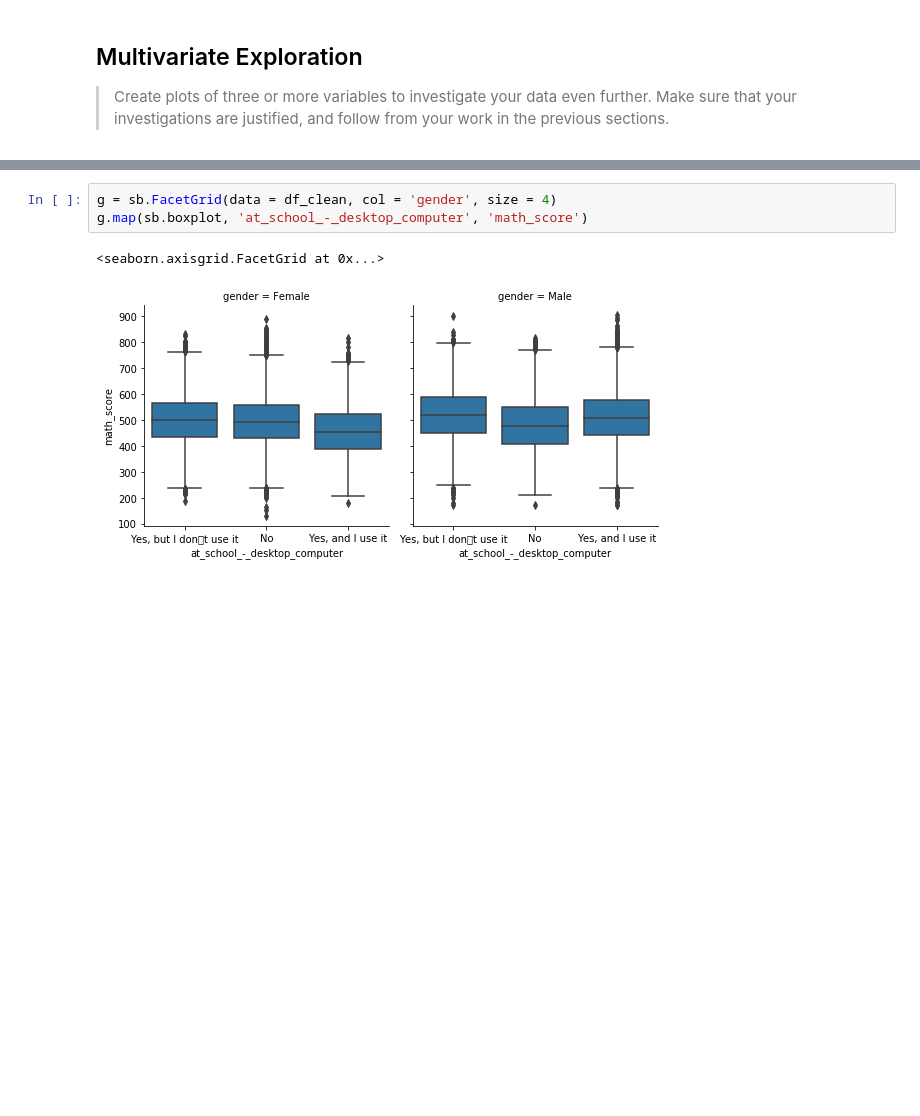
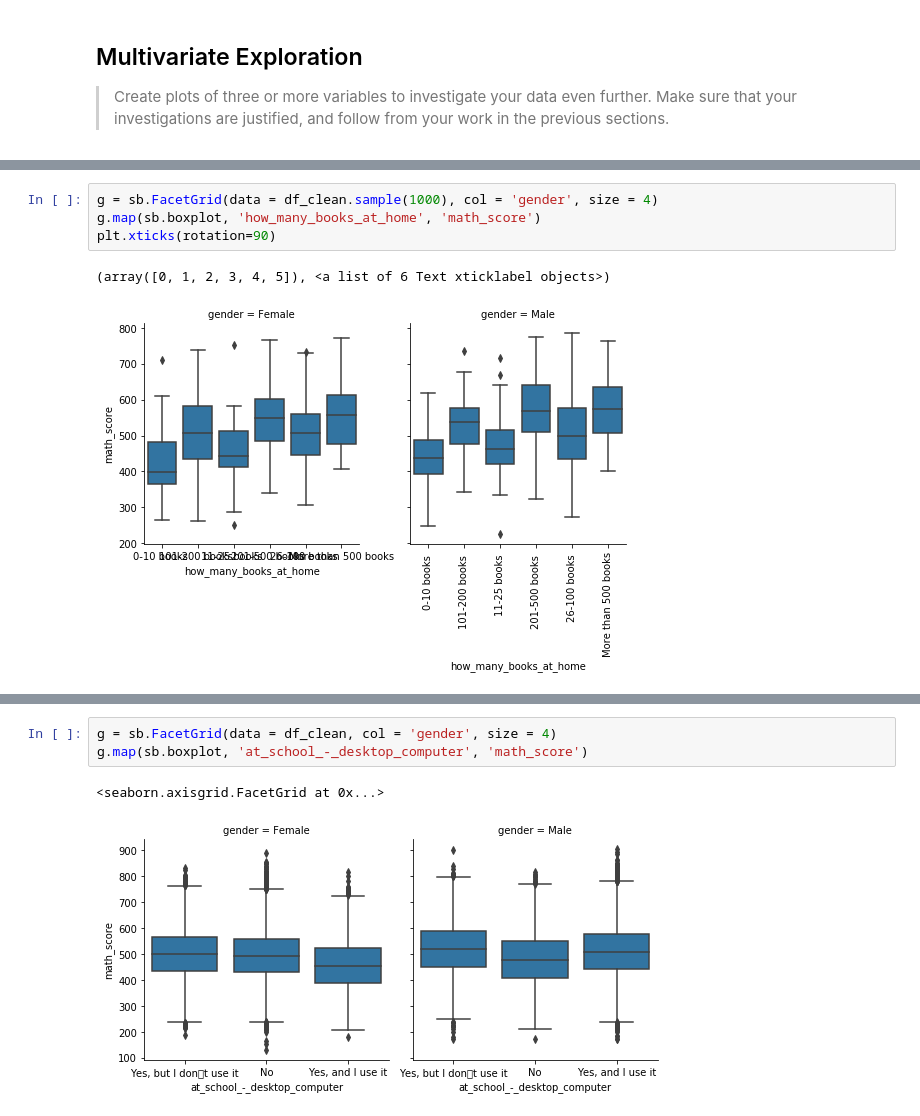
Before and after one commit to simonvlc/Coursera_Capstone, a Jupyter notebook: data_visualization/exploration_template.ipynb, the cells around one changed output, grey strips where cells are left out. Saved outputs shown, nothing was run; the diff lists cells and outputs as text; blank space fills up the shorter version.

```diff
--- a/data_visualization/exploration_template.ipynb
+++ b/data_visualization/exploration_template.ipynb
@@ -699,0 +677,7 @@ plt.legend()
+# %%
+g = sb.FacetGrid(data = df_clean.sample(1000), col = 'gender', size = 4)
+g.map(sb.boxplot, 'how_many_books_at_home', 'math_score')
+plt.xticks(rotation=90)
+# %% [output]
+(array([0, 1, 2, 3, 4, 5]), <a list of 6 Text xticklabel objects>)
+[figure, added]
```
Also changed, not shown: parts of 23 cells of this notebook.
